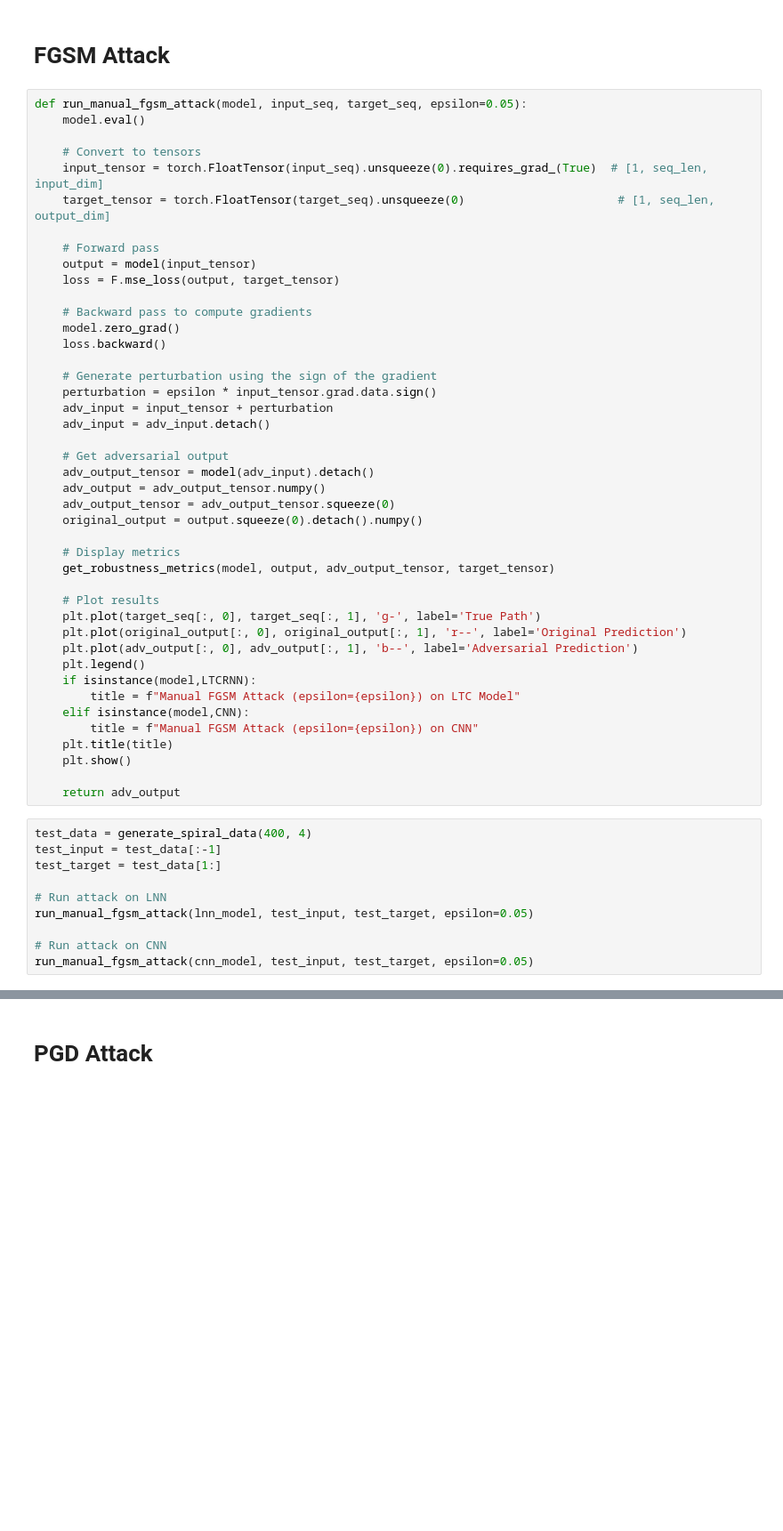
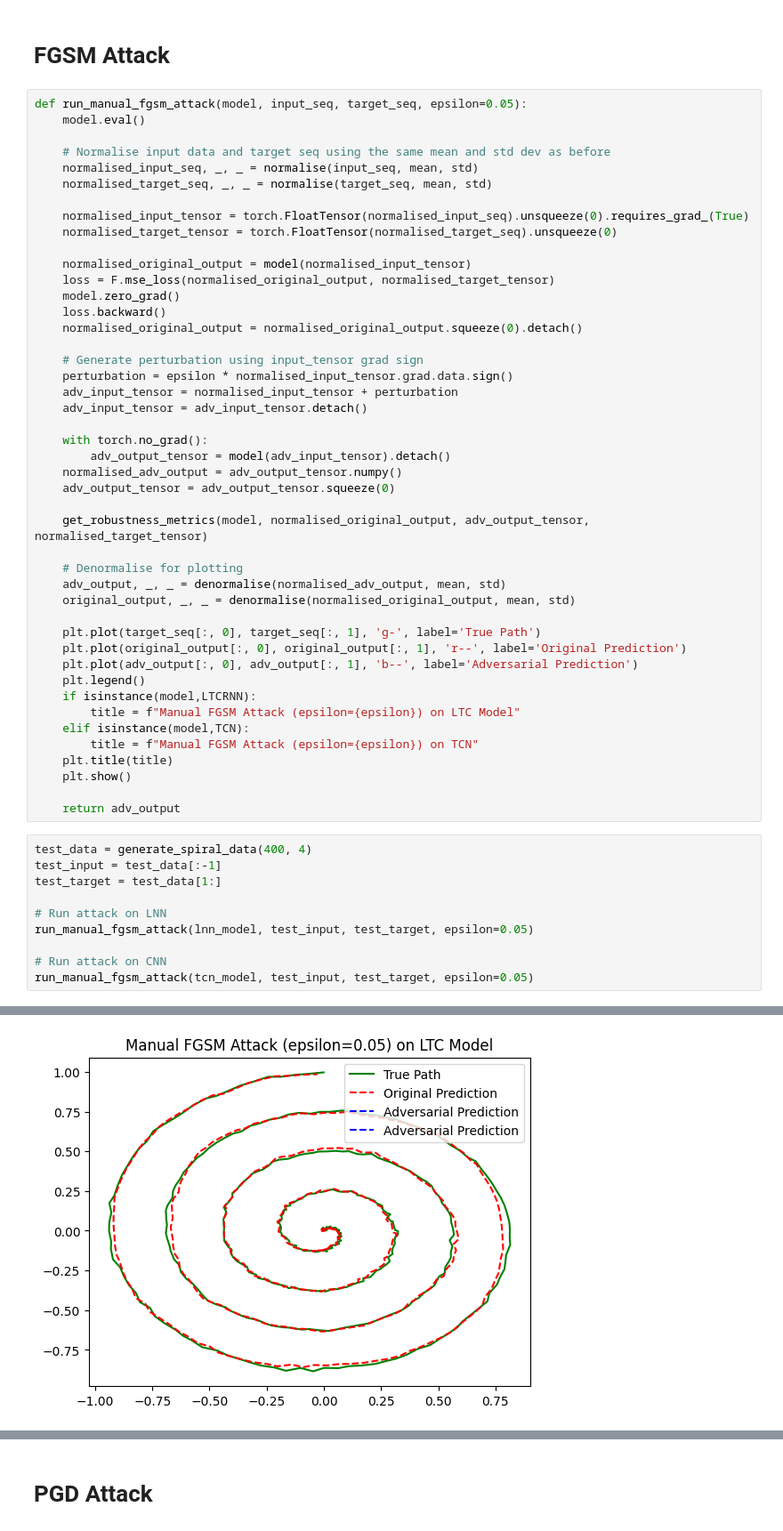
Before and after one commit to ViyanR/LTCFYP, a Jupyter notebook: LNN_LTC_Adversarial_Attacks.ipynb, the cells around one changed output, grey strips where cells are left out. Shown at 89% size. Saved outputs shown, nothing was run; the diff lists cells and outputs as text; blank space fills up the shorter version.

```diff
--- a/LNN_LTC_Adversarial_Attacks.ipynb
+++ b/LNN_LTC_Adversarial_Attacks.ipynb
@@ -684,41 +658,43 @@ print(F)
 def run_manual_fgsm_attack(model, input_seq, target_seq, epsilon=0.05):
     model.eval()
 
-    # Convert to tensors
-    input_tensor = torch.FloatTensor(input_seq).unsqueeze(0).requires_grad_(True)  # [1, seq_len, input_dim]
-    target_tensor = torch.FloatTensor(target_seq).unsqueeze(0)                      # [1, seq_len, output_dim]
+    # Normalise input data and target seq using the same mean and std dev as before
+    normalised_input_seq, _, _ = normalise(input_seq, mean, std)
+    normalised_target_seq, _, _ = normalise(target_seq, mean, std)
 
-    # Forward pass
-    output = model(input_tensor)
-    loss = F.mse_loss(output, target_tensor)
+    normalised_input_tensor = torch.FloatTensor(normalised_input_seq).unsqueeze(0).requires_grad_(True)
+    normalised_target_tensor = torch.FloatTensor(normalised_target_seq).unsqueeze(0)
 
-    # Backward pass to compute gradients
+    normalised_original_output = model(normalised_input_tensor)
+    loss = F.mse_loss(normalised_original_output, normalised_target_tensor)
     model.zero_grad()
     loss.backward()
+    normalised_original_output = normalised_original_output.squeeze(0).detach()
 
-    # Generate perturbation using the sign of the gradient
-    perturbation = epsilon * input_tensor.grad.data.sign()
-    adv_input = input_tensor + perturbation
-    adv_input = adv_input.detach()
+    # Generate perturbation using input_tensor grad sign
+    perturbation = epsilon * normalised_input_tensor.grad.data.sign()
+    adv_input_tensor = normalised_input_tensor + perturbation
+    adv_input_tensor = adv_input_tensor.detach()
 
-    # Get adversarial output
-    adv_output_tensor = model(adv_input).detach()
-    adv_output = adv_output_tensor.numpy()
+    with torch.no_grad():
+        adv_output_tensor = model(adv_input_tensor).detach()
+    normalised_adv_output = adv_output_tensor.numpy()
     adv_output_tensor = adv_output_tensor.squeeze(0)
-    original_output = output.squeeze(0).detach().numpy()
 
-    # Display metrics
-    get_robustness_metrics(model, output, adv_output_tensor, target_tensor)
+    get_robustness_metrics(model, normalised_original_output, adv_output_tensor, normalised_target_tensor)
 
-    # Plot results
+    # Denormalise for plotting
+    adv_output, _, _ = denormalise(normalised_adv_output, mean, std)
+    original_output, _, _ = denormalise(normalised_original_output, mean, std)
+
     plt.plot(target_seq[:, 0], target_seq[:, 1], 'g-', label='True Path')
     plt.plot(original_output[:, 0], original_output[:, 1], 'r--', label='Original Prediction')
     plt.plot(adv_output[:, 0], adv_output[:, 1], 'b--', label='Adversarial Prediction')
     plt.legend()
     if isinstance(model,LTCRNN):
         title = f"Manual FGSM Attack (epsilon={epsilon}) on LTC Model"
-    elif isinstance(model,CNN):
-        title = f"Manual FGSM Attack (epsilon={epsilon}) on CNN"
+    elif isinstance(model,TCN):
+        title = f"Manual FGSM Attack (epsilon={epsilon}) on TCN"
     plt.title(title)
     plt.show()
 
@@ -732,4 +708,5 @@ test_target = test_data[1:]
 run_manual_fgsm_attack(lnn_model, test_input, test_target, epsilon=0.05)
 
 # Run attack on CNN
-run_manual_fgsm_attack(cnn_model, test_input, test_target, epsilon=0.05)
+run_manual_fgsm_attack(tcn_model, test_input, test_target, epsilon=0.05)
+# %% [output]
@@ -735,0 +714 @@ run_manual_fgsm_attack(cnn_model, test_input, test_target, epsilon=0.05)
+[figure, added]
```
Also changed, not shown: parts of 17 cells of this notebook.
